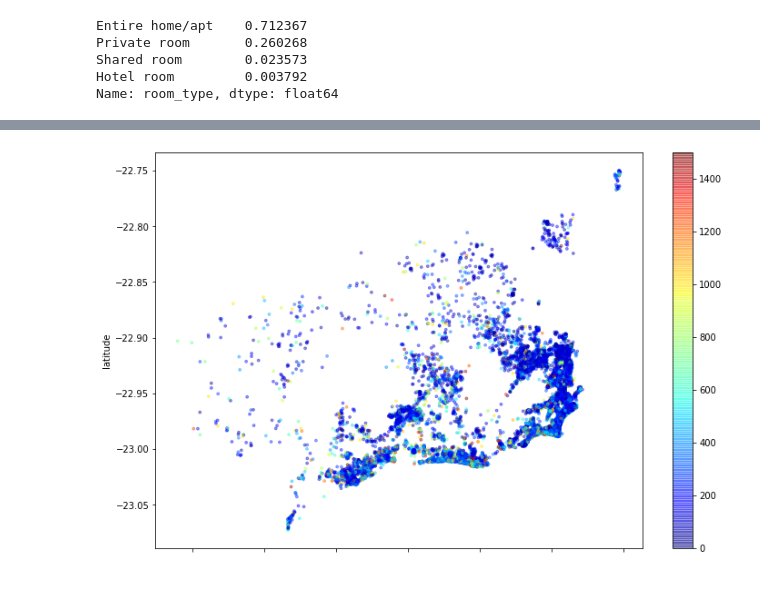
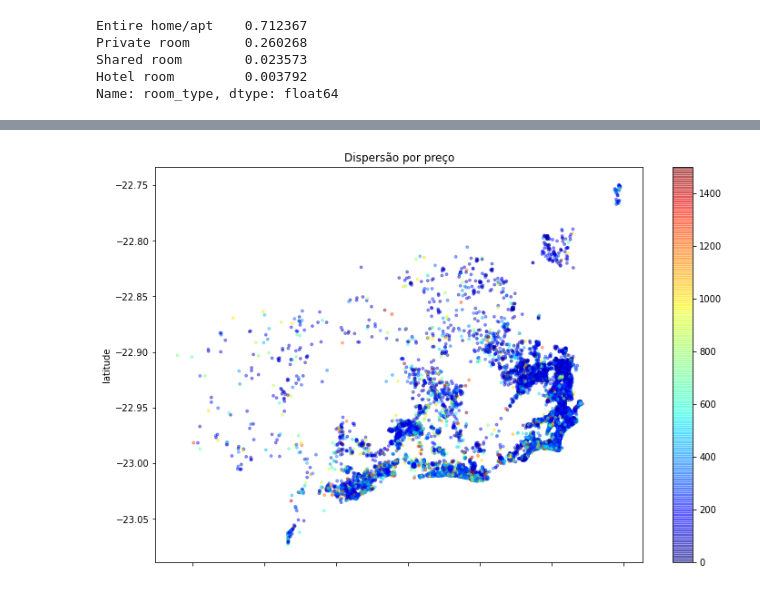
Before and after one commit to heritonarantes/heritonarantes, a Jupyter notebook: Análise_dos_dados_do_AirBnB_RJ.ipynb, the cells around one changed output, grey strips where cells are left out. Drawn from its saved outputs; the diff is of its cells as text; code cells hidden in the pictures.

```diff
--- a/Análise_dos_dados_do_AirBnB_RJ.ipynb
+++ b/Análise_dos_dados_do_AirBnB_RJ.ipynb
@@ -296,5 +372,5 @@ A localidade mais cara foi o bairro do Caju, e a mais barata, numa lista de 20,
 # %%
 df_clean.plot(kind='scatter', x='longitude', y='latitude', alpha=0.4, c=df_clean['price'], s=8,
-        cmap=plt.get_cmap('jet'), figsize=(12,8));
+        cmap=plt.get_cmap('jet'),title = "Dispersão por preço", figsize=(12,8));
 # %% [output]
-[figure, old version]
+[figure, new version]
```
Also changed, not shown: parts of 30 cells of this notebook.
